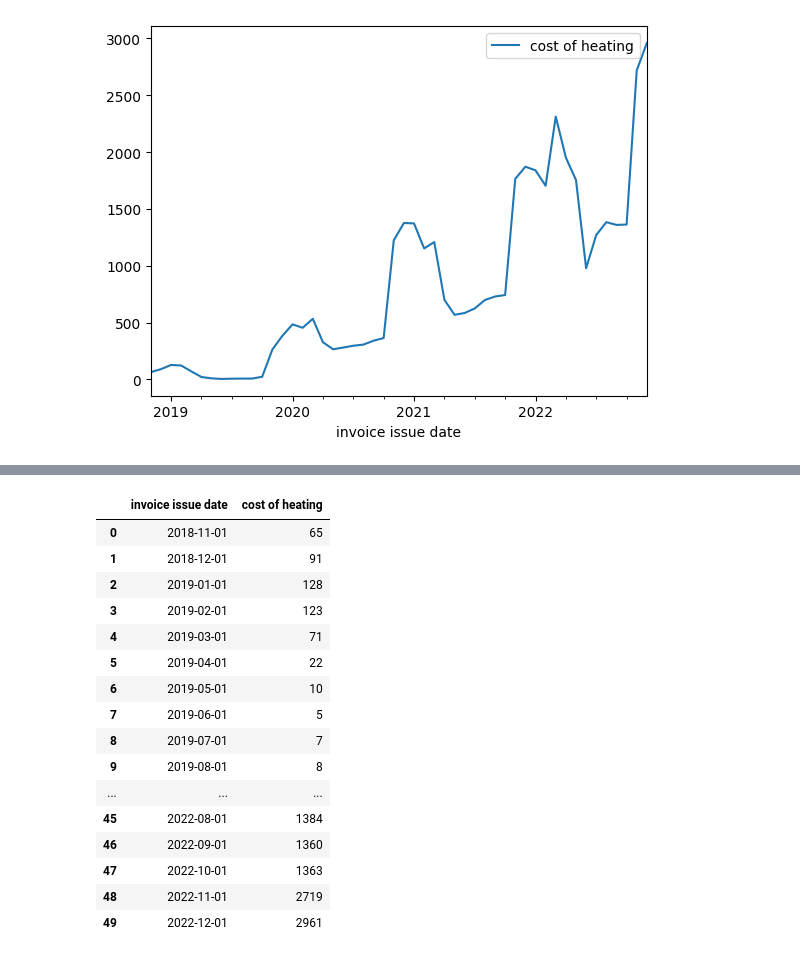
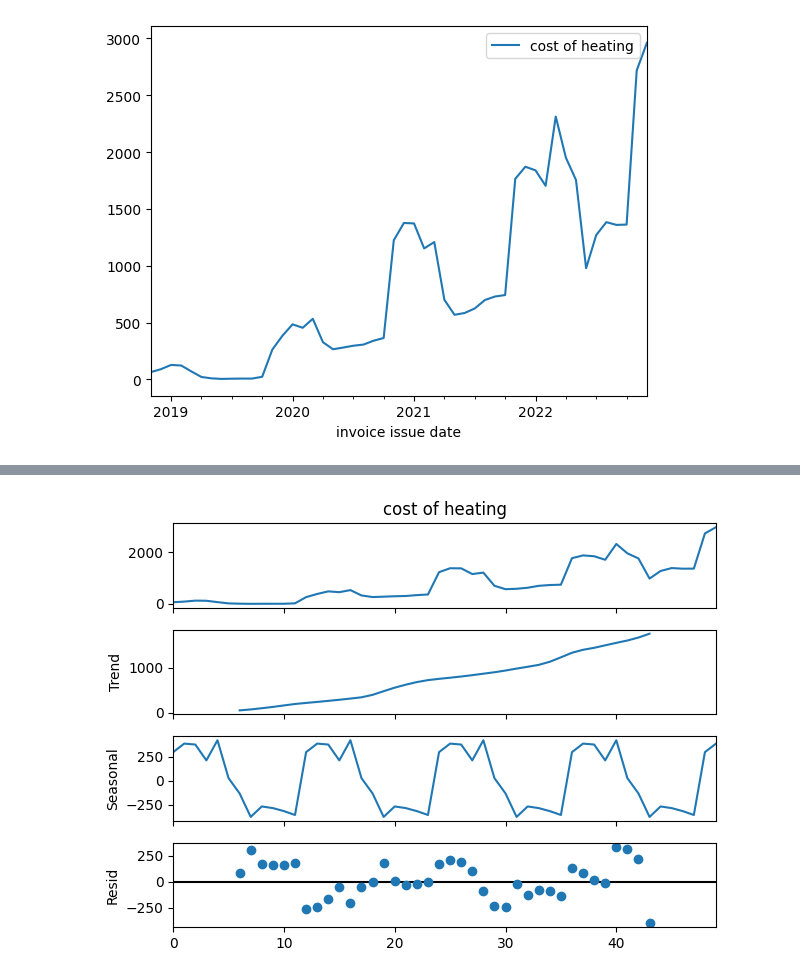
Before and after one commit to MKastek/time-series-notes, a Jupyter notebook: cost_of_heating_time_series.ipynb, the cells around one changed output, grey strips where cells are left out. Saved outputs shown, nothing was run; the diff lists cells and outputs as text; code cells hidden in the pictures.

```diff
--- a/cost_of_heating_time_series.ipynb
+++ b/cost_of_heating_time_series.ipynb
@@ -142,24 +154,8 @@ axes[3].legend(loc='upper left');
-# %%
-
-df
-# %% [output]
-|  | invoice issue date | cost of heating |
-| 0 | 2018-11-01 | 65 |
-| 1 | 2018-12-01 | 91 |
-| 2 | 2019-01-01 | 128 |
-| 3 | 2019-02-01 | 123 |
-| 4 | 2019-03-01 | 71 |
-| 5 | 2019-04-01 | 22 |
-| 6 | 2019-05-01 | 10 |
-| 7 | 2019-06-01 | 5 |
-| 8 | 2019-07-01 | 7 |
-| 9 | 2019-08-01 | 8 |
-| ... | ... | ... |
-| 45 | 2022-08-01 | 1384 |
-| 46 | 2022-09-01 | 1360 |
-| 47 | 2022-10-01 | 1363 |
-| 48 | 2022-11-01 | 2719 |
-| 49 | 2022-12-01 | 2961 |
+# %%
+result.plot()
+plt.show()
+# %% [output]
+[figure, added]
 # %%
 reconstructed = result.trend + result.seasonal + result.resid
 # %%
```
Also changed, not shown: parts of 16 cells of this notebook.
